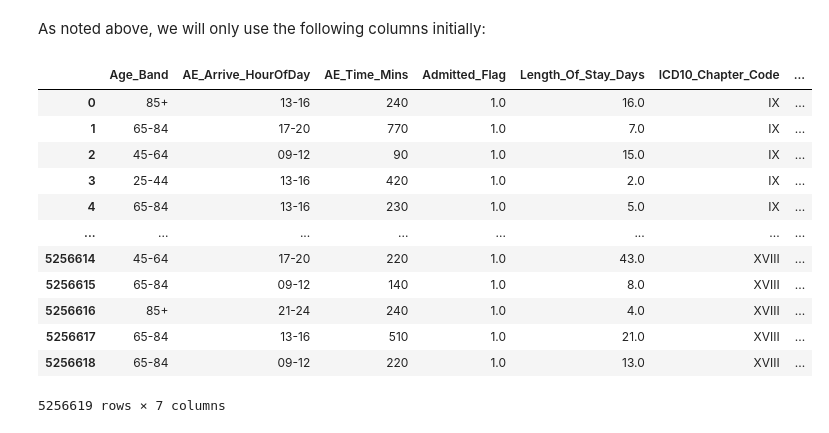
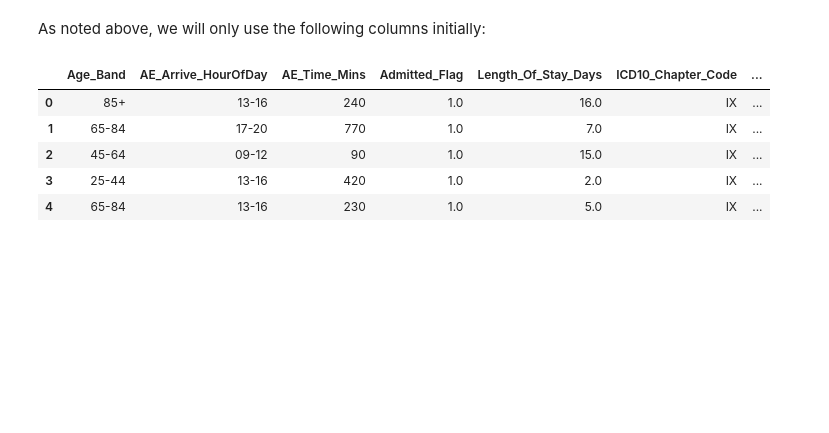
Before and after one commit to zmek/synthetic-clinical-notes, a Jupyter notebook: notebooks/experiment-1.ipynb, the cells around one changed output. Saved outputs shown, nothing was run; the diff lists cells and outputs as text; code cells hidden in the pictures; blank space fills up the shorter version.

```diff
--- a/notebooks/experiment-1.ipynb
+++ b/notebooks/experiment-1.ipynb
@@ -72,18 +83,11 @@ Loaded parquet file, shape: (5256619, 21)
 # %% [markdown]
 As noted above, we will only use the following columns initially:
 # %%
-ed[['Age_Band', 'AE_Arrive_HourOfDay', 'AE_Time_Mins', 'Admitted_Flag', 'Length_Of_Stay_Days', 'ICD10_Chapter_Code', 'Title']]
+ed[['Age_Band', 'AE_Arrive_HourOfDay', 'AE_Time_Mins', 'Admitted_Flag', 'Length_Of_Stay_Days', 'ICD10_Chapter_Code', 'Title']].head()
 # %% [output]
 |  | Age_Band | AE_Arrive_HourOfDay | AE_Time_Mins | Admitted_Flag | Length_Of_Stay_Days | ICD10_Chapter_Code | ... |
 | 0 | 85+ | 13-16 | 240 | 1.0 | 16.0 | IX | ... |
 | 1 | 65-84 | 17-20 | 770 | 1.0 | 7.0 | IX | ... |
 | 2 | 45-64 | 09-12 | 90 | 1.0 | 15.0 | IX | ... |
 | 3 | 25-44 | 13-16 | 420 | 1.0 | 2.0 | IX | ... |
 | 4 | 65-84 | 13-16 | 230 | 1.0 | 5.0 | IX | ... |
-| ... | ... | ... | ... | ... | ... | ... | ... |
-| 5256614 | 45-64 | 17-20 | 220 | 1.0 | 43.0 | XVIII | ... |
-| 5256615 | 65-84 | 09-12 | 140 | 1.0 | 8.0 | XVIII | ... |
-| 5256616 | 85+ | 21-24 | 240 | 1.0 | 4.0 | XVIII | ... |
-| 5256617 | 65-84 | 13-16 | 510 | 1.0 | 21.0 | XVIII | ... |
-| 5256618 | 65-84 | 09-12 | 220 | 1.0 | 13.0 | XVIII | ... |
-5256619 rows × 7 columns
```
Also changed, not shown: parts of 13 cells of this notebook, 1 other file.
